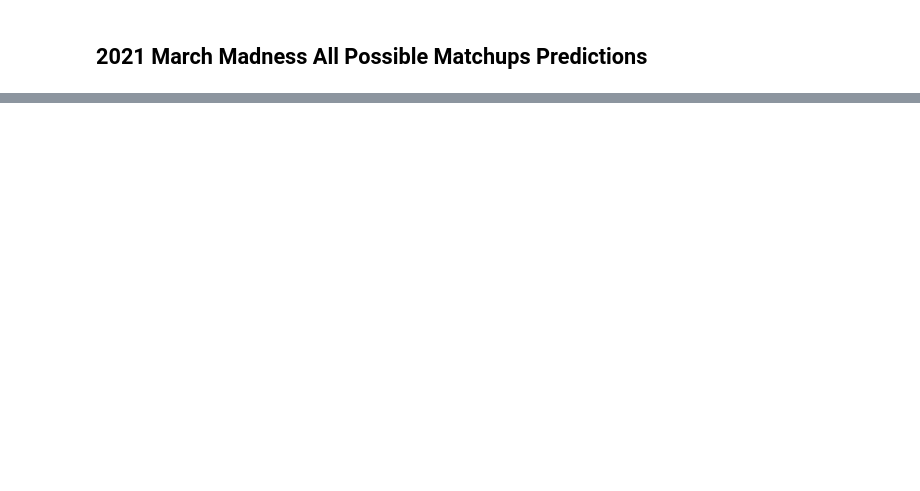
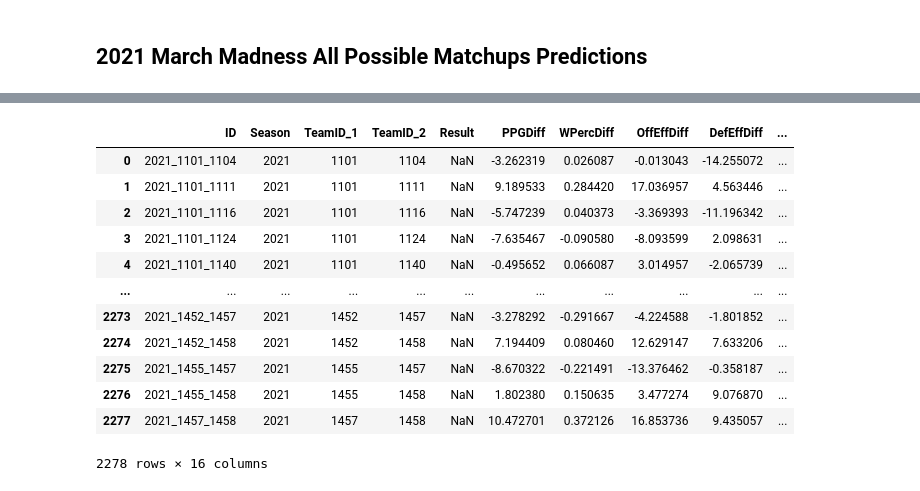
Before and after one commit to bradylange/march-madness-bracket-predictor, a Jupyter notebook: src/march_madness_bracket_predictor.ipynb, the cells around one changed output, grey strips where cells are left out. Saved outputs shown, nothing was run; the diff lists cells and outputs as text; code cells hidden in the pictures; blank space fills up the shorter version.

```diff
--- a/src/march_madness_bracket_predictor.ipynb
+++ b/src/march_madness_bracket_predictor.ipynb
@@ -1207,0 +1258,25 @@ def prep2021(matchups_df, ppg_df, eff_df, rankings_df):
+# %%
+def prep_predictions_2021(sample_output_df, ncaa_tourney_results_df):
+    features_df = sample_output_df.copy()
+    features_df["Season"] = features_df["ID"].apply(lambda row: int(row[:4]))
+    features_df["TeamID_1"] = features_df["ID"].apply(lambda row: int(row[5:9]))
+    features_df["TeamID_2"] = features_df["ID"].apply(lambda row: int(row[10:14]))
+    features_df.drop(["Pred"], axis=1, inplace=True)
+
+    ncaa_tourney_results_df = ncaa_tourney_results_df.copy()
+    seasons = ncaa_tourney_results_df["Season"]
+    all_teams_df = ncaa_tourney_results_df[seasons == 2021].reset_index(drop=True)
+
+    w_teams_df = all_teams_df[["Season", "WTeamID", "LTeamID"]]
+    w_teams_df = w_teams_df.rename(columns={"WTeamID": "TeamID_1", "LTeamID": "TeamID_2"})
+    w_teams_df["Result"] = 1
+
+    l_teams_df = all_teams_df[["Season", "WTeamID", "LTeamID"]]
+    l_teams_df = l_teams_df.rename(columns={"WTeamID": "TeamID_2", "LTeamID": "TeamID_1"})
+    l_teams_df["Result"] = 0
+
+    all_teams_df = pd.concat([w_teams_df, l_teams_df]).reset_index(drop=True)
+
+    features_df = features_df.merge(all_teams_df, on=["Season", "TeamID_1", "TeamID_2"], how="left")
+
+    return features_df
@@ -1258,4 +1344,20 @@ x_test = mm_2021_df[[
 ]]
+# %%
+tourney_df
+# %% [output]
+|  | ID | Season | TeamID_1 | TeamID_2 | Result | PPGDiff | WPercDiff | OffEffDiff | DefEffDiff | ... |
+| 0 | 2021_1101_1104 | 2021 | 1101 | 1104 | NaN | -3.262319 | 0.026087 | -0.013043 | -14.255072 | ... |
+| 1 | 2021_1101_1111 | 2021 | 1101 | 1111 | NaN | 9.189533 | 0.284420 | 17.036957 | 4.563446 | ... |
+| 2 | 2021_1101_1116 | 2021 | 1101 | 1116 | NaN | -5.747239 | 0.040373 | -3.369393 | -11.196342 | ... |
+| 3 | 2021_1101_1124 | 2021 | 1101 | 1124 | NaN | -7.635467 | -0.090580 | -8.093599 | 2.098631 | ... |
+| 4 | 2021_1101_1140 | 2021 | 1101 | 1140 | NaN | -0.495652 | 0.066087 | 3.014957 | -2.065739 | ... |
+| ... | ... | ... | ... | ... | ... | ... | ... | ... | ... | ... |
+| 2273 | 2021_1452_1457 | 2021 | 1452 | 1457 | NaN | -3.278292 | -0.291667 | -4.224588 | -1.801852 | ... |
+| 2274 | 2021_1452_1458 | 2021 | 1452 | 1458 | NaN | 7.194409 | 0.080460 | 12.629147 | 7.633206 | ... |
+| 2275 | 2021_1455_1457 | 2021 | 1455 | 1457 | NaN | -8.670322 | -0.221491 | -13.376462 | -0.358187 | ... |
+| 2276 | 2021_1455_1458 | 2021 | 1455 | 1458 | NaN | 1.802380 | 0.150635 | 3.477274 | 9.076870 | ... |
+| 2277 | 2021_1457_1458 | 2021 | 1457 | 1458 | NaN | 10.472701 | 0.372126 | 16.853736 | 9.435057 | ... |
+2278 rows × 16 columns
 # %%
 log_reg = LogisticRegression(penalty="l2", random_state=None, max_iter=1000, verbose=1, n_jobs=-1)
 
```
Also changed, not shown: parts of 48 cells of this notebook.
